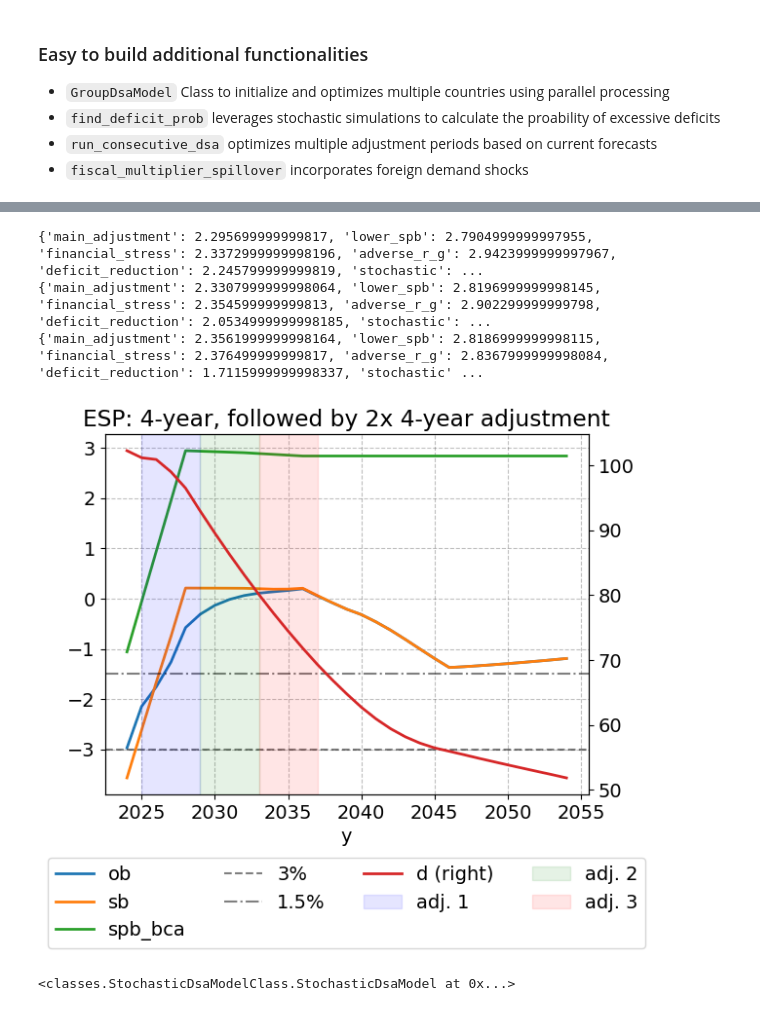
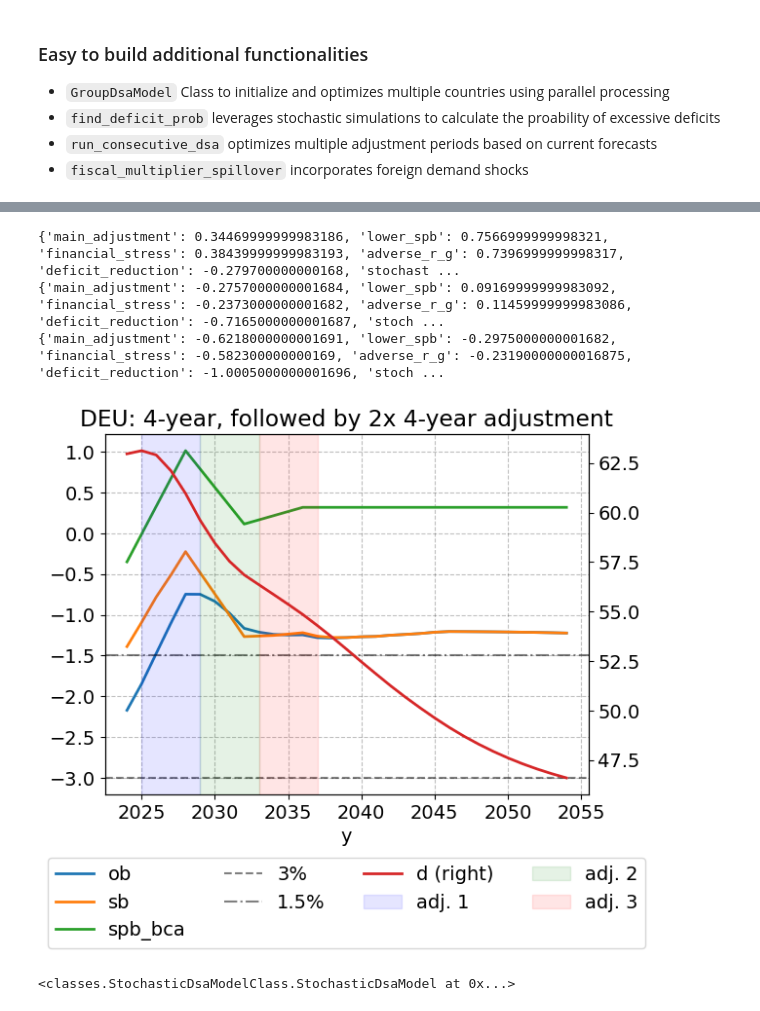
Before and after one commit to lennardwelslau/eu-debt-sustainability-analysis, a Jupyter notebook: code/demo.ipynb, the cells around one changed output, grey strips where cells are left out. Drawn from its saved outputs; the diff is of its cells as text; code cells hidden in the pictures.

```diff
--- a/code/demo.ipynb
+++ b/code/demo.ipynb
@@ -247,8 +247,8 @@ Text(0.5, 1.0, 'P(d>3), 7-year adjustment')
 # %%
-run_consecutive_dsa(country='ESP', print_results=False, plot_results=True)
+run_consecutive_dsa(country='DEU', print_results=False, plot_results=True)
 # %% [output]
-{'main_adjustment': 2.295699999999817, 'lower_spb': 2.7904999999997955, 'financial_stress': 2.3372999999998196, 'adverse_r_g': 2.9423999999997967, 'deficit_reduction': 2.245799999999819, 'stochastic': ...
-{'main_adjustment': 2.3307999999998064, 'lower_spb': 2.8196999999998145, 'financial_stress': 2.354599999999813, 'adverse_r_g': 2.902299999999798, 'deficit_reduction': 2.0534999999998185, 'stochastic': ...
-{'main_adjustment': 2.3561999999998164, 'lower_spb': 2.8186999999998115, 'financial_stress': 2.376499999999817, 'adverse_r_g': 2.8367999999998084, 'deficit_reduction': 1.7115999999998337, 'stochastic' ...
+{'main_adjustment': 0.34469999999983186, 'lower_spb': 0.7566999999998321, 'financial_stress': 0.38439999999983193, 'adverse_r_g': 0.7396999999998317, 'deficit_reduction': -0.279700000000168, 'stochast ...
+{'main_adjustment': -0.2757000000001684, 'lower_spb': 0.09169999999983092, 'financial_stress': -0.2373000000001682, 'adverse_r_g': 0.11459999999983086, 'deficit_reduction': -0.7165000000001687, 'stoch ...
+{'main_adjustment': -0.6218000000001691, 'lower_spb': -0.2975000000001682, 'financial_stress': -0.582300000000169, 'adverse_r_g': -0.23190000000016875, 'deficit_reduction': -1.0005000000001696, 'stoch ...
-[figure, old version]
+[figure, new version]
 <classes.StochasticDsaModelClass.StochasticDsaModel at 0x...>
```
Also changed, not shown: parts of 11 cells of this notebook, 2 other files.
